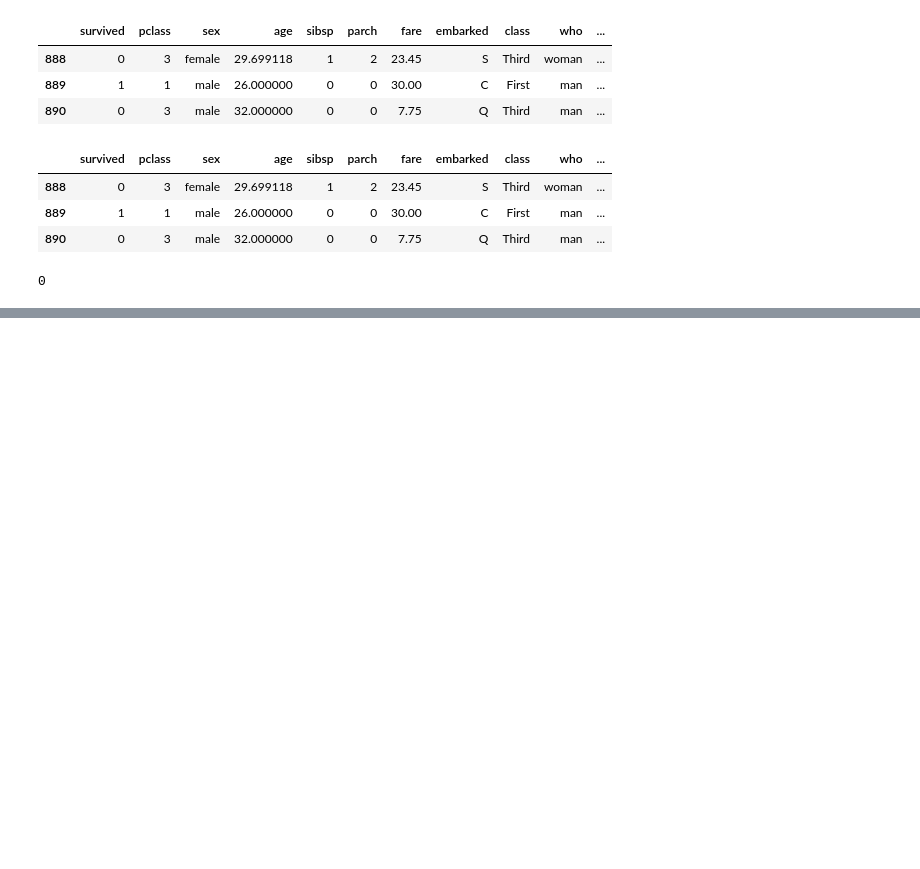
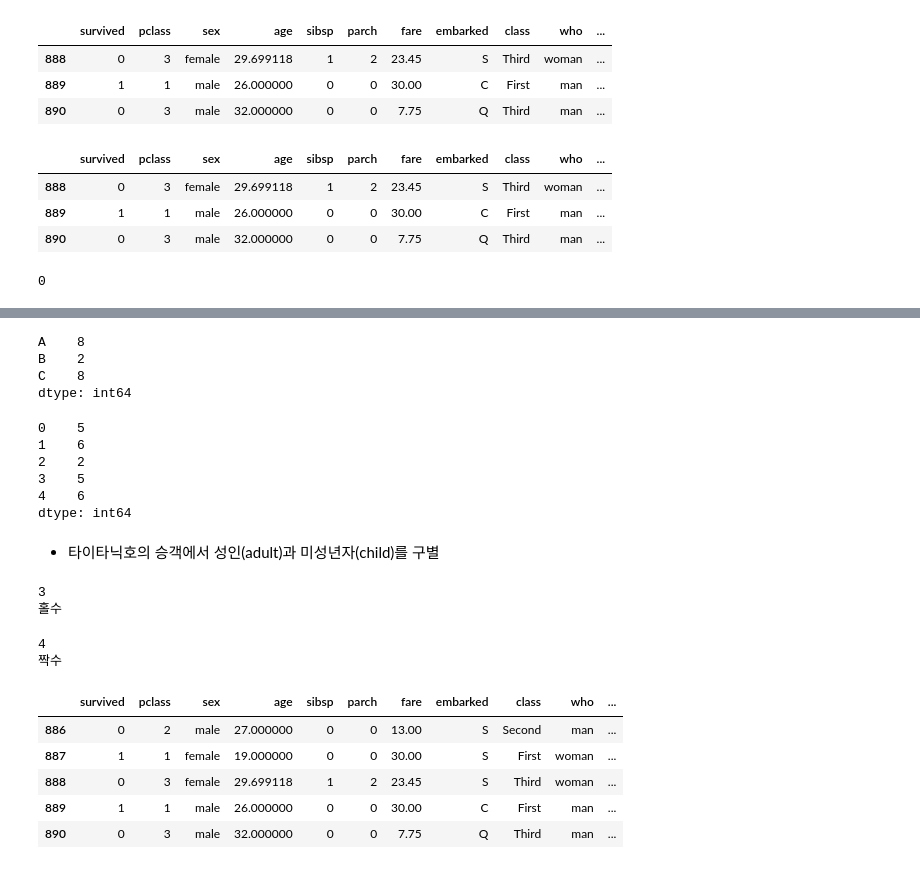
Before and after one commit to ckiekim/--2021-4, a Jupyter notebook: 13_DataFrame_Part2.ipynb, the cells around one changed output, grey strips where cells are left out. Saved outputs shown, nothing was run; the diff lists cells and outputs as text; code cells hidden in the pictures; blank space fills up the shorter version.

```diff
--- a/13_DataFrame_Part2.ipynb
+++ b/13_DataFrame_Part2.ipynb
@@ -251,0 +254,3 @@ df.isna().sum().sum()
+# %%
+df['adult_male'] = df['adult_male'].astype(int)
+df.tail(3)
@@ -251,0 +291,47 @@ df.isna().sum().sum()
+# %%
+# 각 열의 최대값과 최소값의 차이
+df1.apply(lambda x: x.max() - x.min())
+# %% [output]
+A    8
+B    2
+C    8
+dtype: int64
+# %%
+# 각 행의 최대값과 최소값의 차이
+df1.apply(lambda x: x.max() - x.min(), axis=1)
+# %% [output]
+0    5
+1    6
+2    2
+3    5
+4    6
+dtype: int64
+# %% [markdown]
+- 타이타닉호의 승객에서 성인(adult)과 미성년자(child)를 구별
+# %%
+# 3항 연산자
+x = int(input())
+if x % 2 == 0:
+    y = '짝수'
+else:
+    y = '홀수'
+print(y)
+# %% [output]
+3
+홀수
+# %%
+x = int(input())
+y = '짝수' if x % 2 == 0 else '홀수'
+print(y)
+# %% [output]
+4
+짝수
+# %%
+df.tail()
+# %% [output]
+|  | survived | pclass | sex | age | sibsp | parch | fare | embarked | class | who | ... |
+| 886 | 0 | 2 | male | 27.000000 | 0 | 0 | 13.00 | S | Second | man | ... |
+| 887 | 1 | 1 | female | 19.000000 | 0 | 0 | 30.00 | S | First | woman | ... |
+| 888 | 0 | 3 | female | 29.699118 | 1 | 2 | 23.45 | S | Third | woman | ... |
+| 889 | 1 | 1 | male | 26.000000 | 0 | 0 | 30.00 | C | First | man | ... |
+| 890 | 0 | 3 | male | 32.000000 | 0 | 0 | 7.75 | Q | Third | man | ... |
```
Also changed, not shown: parts of 27 cells of this notebook, 1 other file.
